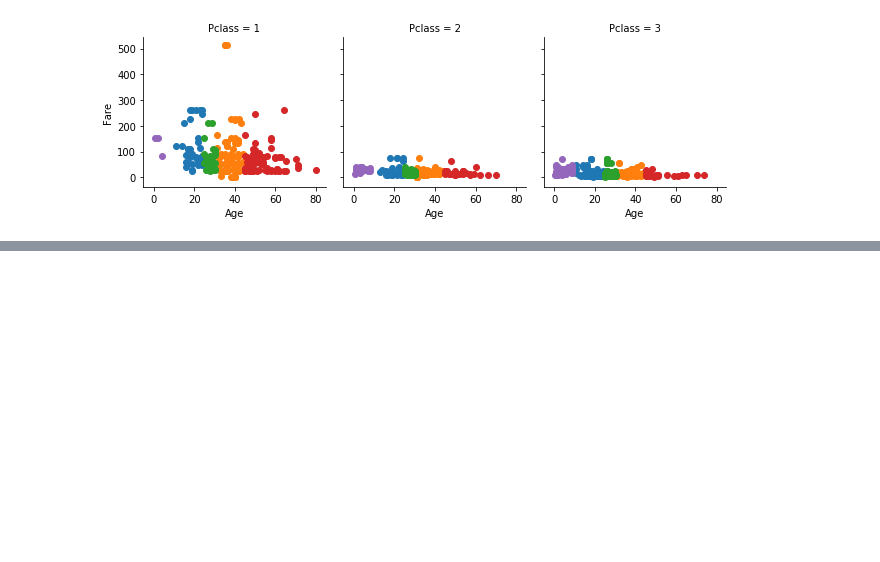
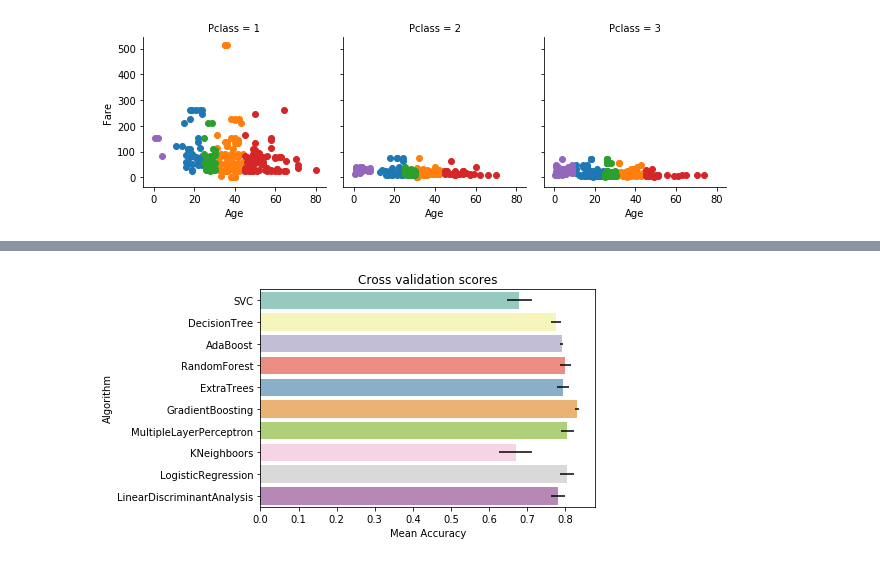
Before and after one commit to Pantoja87/Titanic-Disaster, a Jupyter notebook: TITANIC.ipynb, the cells around one changed output, grey strips where cells are left out. Cells and saved outputs as stored; diff of their text form; code cells hidden in the pictures; blank space fills up the shorter version.

```diff
--- a/TITANIC.ipynb
+++ b/TITANIC.ipynb
@@ -562,0 +669,50 @@ g.map (plt.scatter, "Age",'Fare')
+# %%
+from sklearn.model_selection import train_test_split
+y = np.array(treinamento[["Survived"]])
+X = np.array(treinamento.drop(labels = ["Survived"],axis = 1))
+
+
+X_train, X_test, y_train, y_test = train_test_split(X, y, test_size = 0.2, random_state = 0)
+# %%
+from sklearn.model_selection import GridSearchCV, cross_val_score, StratifiedKFold, learning_curve
+from sklearn.ensemble import RandomForestClassifier, AdaBoostClassifier, GradientBoostingClassifier, ExtraTreesClassifier, VotingClassifier
+from sklearn.discriminant_analysis import LinearDiscriminantAnalysis
+from sklearn.linear_model import LogisticRegression
+from sklearn.neighbors import KNeighborsClassifier
+from sklearn.tree import DecisionTreeClassifier
+from sklearn.neural_network import MLPClassifier
+from sklearn.svm import SVC
+kfold = StratifiedKFold(n_splits=3)
+# %%
+# Modeling step Test differents algorithms
+random_state = 2
+classifiers = []
+classifiers.append(SVC(random_state=random_state))
+classifiers.append(DecisionTreeClassifier(random_state=random_state))
+classifiers.append(AdaBoostClassifier(DecisionTreeClassifier(random_state=random_state),random_state=random_state,learning_rate=0.1))
+classifiers.append(RandomForestClassifier(random_state=random_state))
+classifiers.append(ExtraTreesClassifier(random_state=random_state))
+classifiers.append(GradientBoostingClassifier(random_state=random_state))
+classifiers.append(MLPClassifier(random_state=random_state))
+classifiers.append(KNeighborsClassifier())
+classifiers.append(LogisticRegression(random_state = random_state))
+classifiers.append(LinearDiscriminantAnalysis())
+
+cv_results = []
+for classifier in classifiers :
+    cv_results.append(cross_val_score(classifier, X_train, y = y_train, scoring = "accuracy", cv = kfold, n_jobs=4))
+
+cv_means = []
+cv_std = []
+for cv_result in cv_results:
+    cv_means.append(cv_result.mean())
+    cv_std.append(cv_result.std())
+
+cv_res = pd.DataFrame({"CrossValMeans":cv_means,"CrossValerrors": cv_std,"Algorithm":["SVC","DecisionTree","AdaBoost",
+"RandomForest","ExtraTrees","GradientBoosting","MultipleLayerPerceptron","KNeighboors","LogisticRegression","LinearDiscriminantAnalysis"]})
+
+g = sns.barplot("CrossValMeans","Algorithm",data = cv_res, palette="Set3",orient = "h",**{'xerr':cv_std})
+g.set_xlabel("Mean Accuracy")
+g = g.set_title("Cross validation scores")
+# %% [output]
+[figure, added]
```
Also changed, not shown: parts of 22 cells of this notebook.
